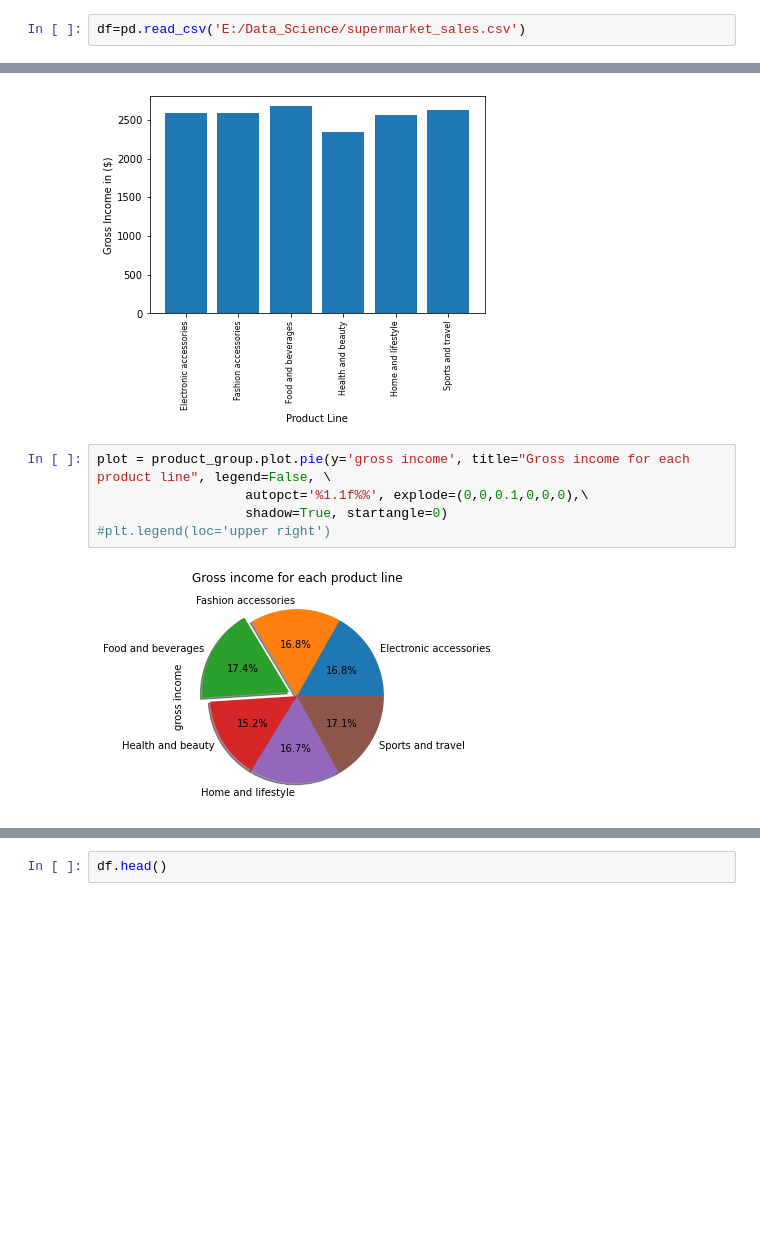
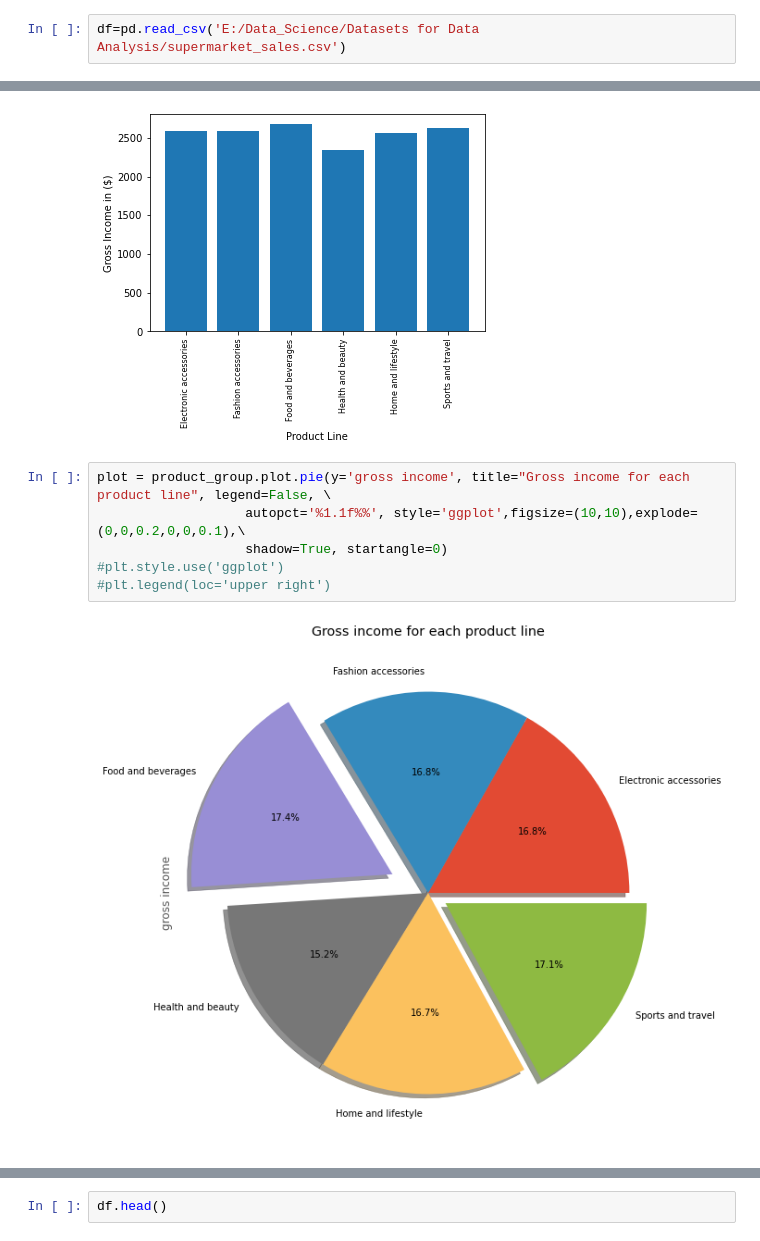
Before and after one commit to litu702/Supermarket_sales_Data, a Jupyter notebook: Supermarket_sales_Data.ipynb, the cells around one changed output, grey strips where cells are left out. Cells and saved outputs as stored; diff of their text form; blank space fills up the shorter version.

```diff
--- a/Supermarket_sales_Data.ipynb
+++ b/Supermarket_sales_Data.ipynb
@@ -1,7 +1,7 @@
 # %%
 import pandas as pd
 # %%
-df=pd.read_csv('E:/Data_Science/supermarket_sales.csv')
+df=pd.read_csv('E:/Data_Science/Datasets for Data Analysis/supermarket_sales.csv')
 # %%
 df.head()
 # %% [output]
@@ -207,8 +248,9 @@ plt.show()
 [figure]
 # %%
 plot = product_group.plot.pie(y='gross income', title="Gross income for each product line", legend=False, \
-                   autopct='%1.1f%%', explode=(0,0,0.1,0,0,0),\
+                   autopct='%1.1f%%', style='ggplot',figsize=(10,10),explode=(0,0,0.2,0,0,0.1),\
                    shadow=True, startangle=0)
+#plt.style.use('ggplot')
 #plt.legend(loc='upper right')
 # %% [output]
-[figure, old version]
+[figure, new version]
```
Also changed, not shown: parts of 41 cells of this notebook.
